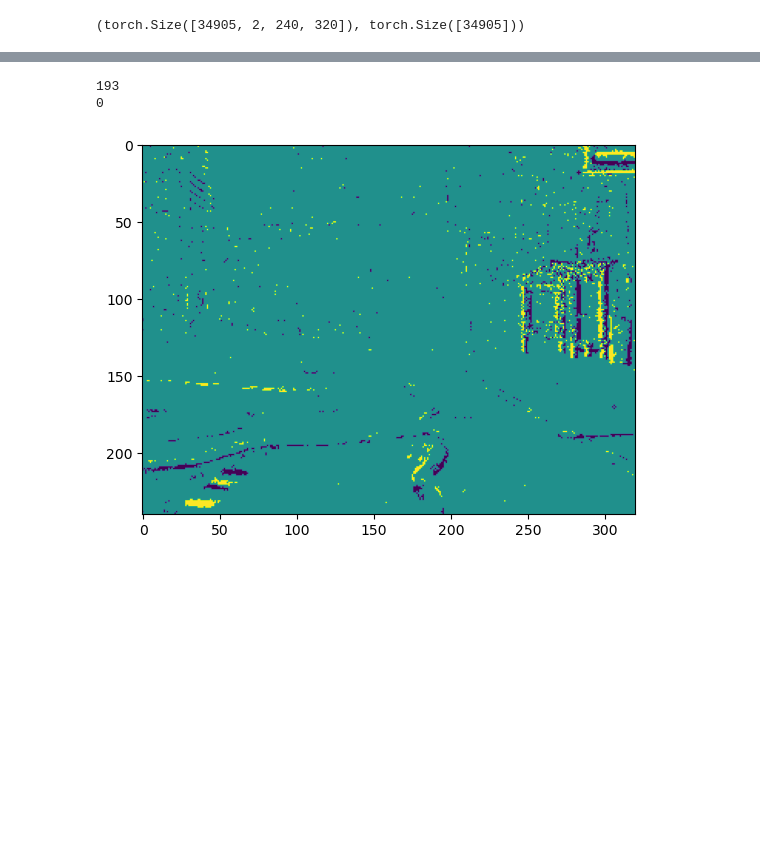
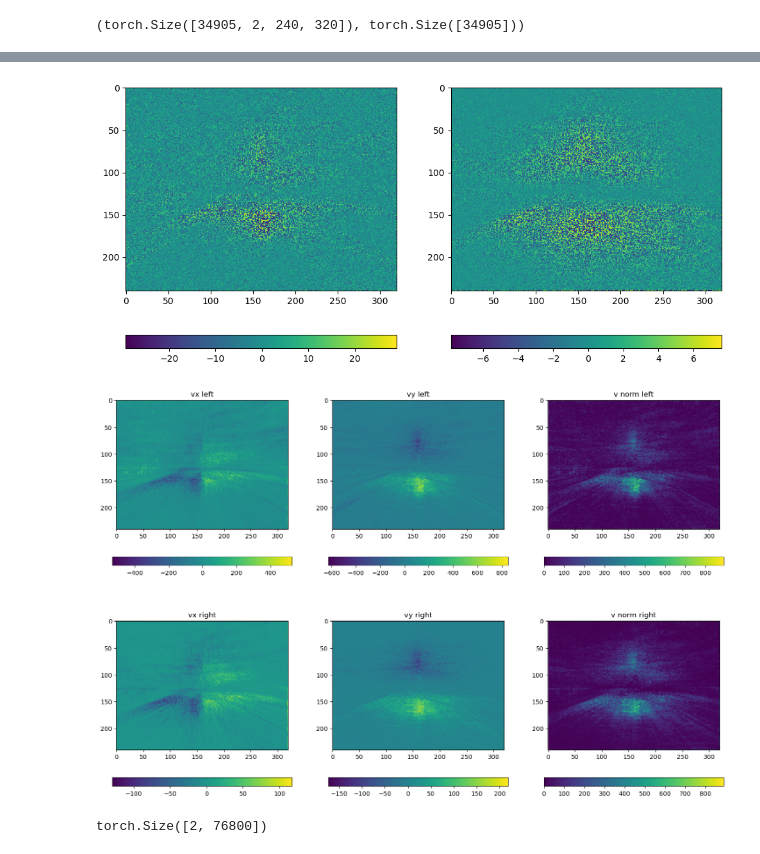
Before and after one commit to FabianSchubert/Bio-Inspired-Event-Based-Looming-Object-Detection-for-Automotive-Collision-Avoidance, a Jupyter notebook: experiments/carla_sim/random_spawn/train_rnn.ipynb, the cells around one changed output, grey strips where cells are left out. Cells and saved outputs as stored; diff of their text form; code cells hidden in the pictures; blank space fills up the shorter version.

```diff
--- a/experiments/carla_sim/random_spawn/train_rnn.ipynb
+++ b/experiments/carla_sim/random_spawn/train_rnn.ipynb
@@ -211,3 +301,7 @@ except:
+# %%
+X = torch.load(os.path.join(exp_fold, "X.pt"))
+Y = torch.load(os.path.join(exp_fold, "Y.pt"))
+metadata = torch.load(os.path.join(exp_fold, "metadata.pt"))
 # %%
 def gen_x_sequ(X, Y):
     _t_steps = X.shape[1]
@@ -345,15 +482,61 @@ plt.show()
-# %%
-while True:
-    sample = np.random.randint(0, X.shape[0])
-    if Y[sample] == 0:
-        break
-
-print(sample)
-
-plt.imshow(X[sample,130,:,:].detach().numpy())
-print(Y[sample].detach().cpu().numpy())
-plt.show()
-# %% [output]
-193
-0
-[figure, removed]
+# %%
+net.eval()
+
+fig, ax = plt.subplots(1, 2, figsize=(12, 6))
+
+img0 = ax[0].imshow(net.fwd[1].weight.detach().cpu().numpy()[0].reshape(SUBDIV_HEIGHT, SUBDIV_WIDTH))
+plt.colorbar(img0, ax=ax[0], orientation="horizontal")
+
+img1 = ax[1].imshow(net.fwd[1].weight.detach().cpu().numpy()[1].reshape(SUBDIV_HEIGHT, SUBDIV_WIDTH))
+plt.colorbar(img1, ax=ax[1], orientation="horizontal")
+
+plt.show()
+# %% [output]
+[figure, added]
+# %%
+net.eval()
+
+fig, ax = plt.subplots(2, 3, figsize=(18, 12))
+
+ax = ax.flatten()
+
+img0 = ax[0].imshow(net.wx.detach().cpu().numpy().squeeze() * net.fwd[1].weight.detach().cpu().numpy()[0].reshape(SUBDIV_HEIGHT, SUBDIV_WIDTH))
+plt.colorbar(img0, ax=ax[0], orientation="horizontal")
+ax[0].set_title("vx left")
+
+img1 = ax[1].imshow(net.wy.detach().cpu().numpy().squeeze() * net.fwd[1].weight.detach().cpu().numpy()[0].reshape(SUBDIV_HEIGHT, SUBDIV_WIDTH))
+plt.colorbar(img1, ax=ax[1], orientation="horizontal")
+ax[1].set_title("vy left")
+
+img_norm1 = ax[2].imshow(
+    np.sqrt((net.wy.detach().cpu().numpy().squeeze() * net.fwd[1].weight.detach().cpu().numpy()[0].reshape(SUBDIV_HEIGHT, SUBDIV_WIDTH))**2 +
+            (net.wx.detach().cpu().numpy().squeeze() * net.fwd[1].weight.detach().cpu().numpy()[0].reshape(SUBDIV_HEIGHT, SUBDIV_WIDTH))**2
+            )
+        )
+plt.colorbar(img_norm1, ax=ax[2], orientation="horizontal")
+ax[2].set_title("v norm left")
+
+
+img2 = ax[3].imshow(net.wx.detach().cpu().numpy().squeeze() * net.fwd[1].weight.detach().cpu().numpy()[1].reshape(SUBDIV_HEIGHT, SUBDIV_WIDTH))
+plt.colorbar(img2, ax=ax[3], orientation="horizontal")
+ax[3].set_title("vx right")
+
+img3 = ax[4].imshow(net.wy.detach().cpu().numpy().squeeze() * net.fwd[1].weight.detach().cpu().numpy()[1].reshape(SUBDIV_HEIGHT, SUBDIV_WIDTH))
+plt.colorbar(img3, ax=ax[4], orientation="horizontal")
+ax[4].set_title("vy right")
+
+img_norm2 = ax[5].imshow(
+    np.sqrt((net.wy.detach().cpu().numpy().squeeze() * net.fwd[1].weight.detach().cpu().numpy()[1].reshape(SUBDIV_HEIGHT, SUBDIV_WIDTH))**2 +
+            (net.wx.detach().cpu().numpy().squeeze() * net.fwd[1].weight.detach().cpu().numpy()[1].reshape(SUBDIV_HEIGHT, SUBDIV_WIDTH))**2
+            )
+        )
+plt.colorbar(img_norm1, ax=ax[5], orientation="horizontal")
+ax[5].set_title("v norm right")
+
+plt.show()
+# %% [output]
+[figure, added]
+# %%
+net.fwd[1].weight.data.shape
+# %% [output]
+torch.Size([2, 76800])
```
Also changed, not shown: parts of 18 cells of this notebook.
